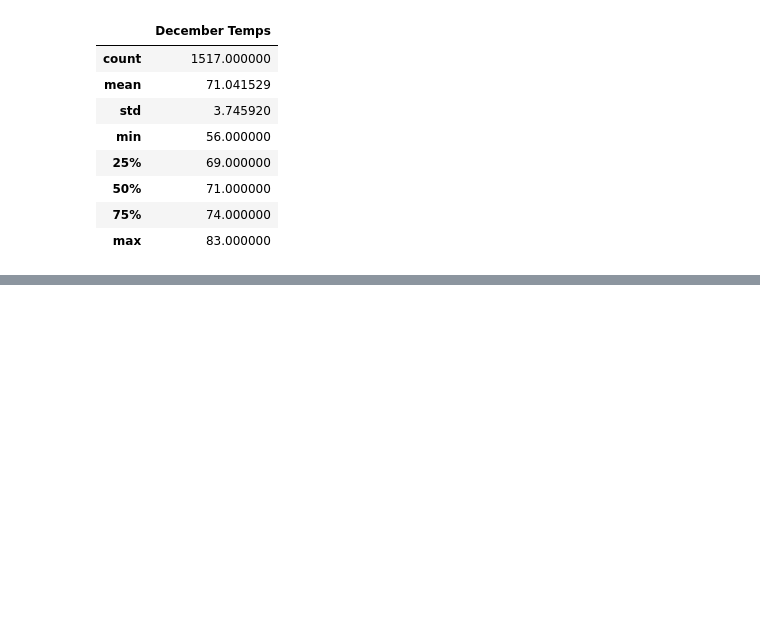
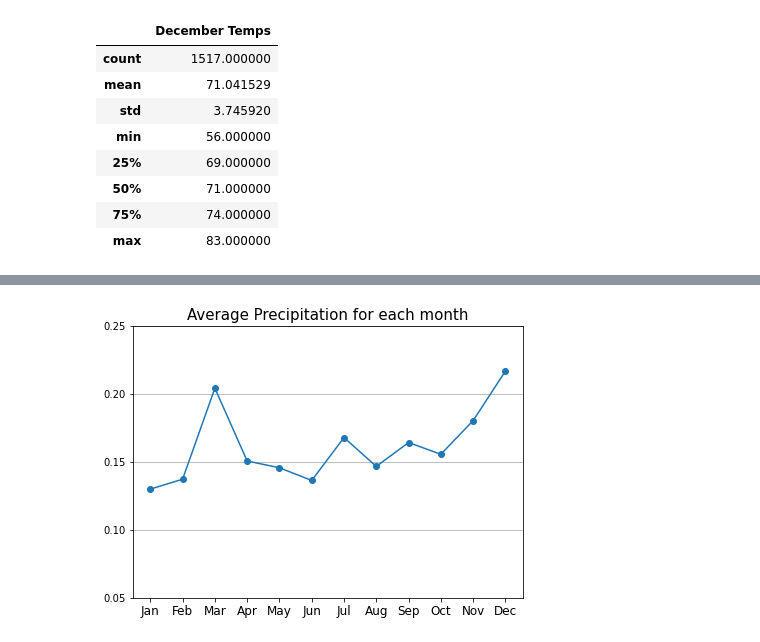
Before and after one commit to Takomochi/surfs_up, a Jupyter notebook: SurfsUp_Challenge.ipynb, the cells around one changed output, grey strips where cells are left out. Cells and saved outputs as stored; diff of their text form; code cells hidden in the pictures; blank space fills up the shorter version.

```diff
--- a/SurfsUp_Challenge.ipynb
+++ b/SurfsUp_Challenge.ipynb
@@ -75,0 +141,4 @@ temp_dec.describe()
+# %%
+prcp = session.query(Measurement.date, func.avg(Measurement.prcp)).group_by(extract('month',Measurement.date)).all()
+prcp = pd.DataFrame(prcp, columns=['Month','prcp'])
+prcp
@@ -75,0 +162,11 @@ temp_dec.describe()
+# %%
+months = ['Jan','Feb','Mar','Apr','May','Jun','Jul','Aug','Sep','Oct','Nov','Dec']
+plt.figure(figsize=(7,5))
+plt.plot(prcp['Month'], prcp['prcp'], marker='o')
+plt.xticks(np.arange(0,12,1),labels=months, fontsize=12)
+plt.yticks(np.arange(0.05, 0.30, 0.05))
+plt.grid(axis='y')
+plt.title("Average Precipitation for each month", fontsize=15)
+plt.show()
+# %% [output]
+[figure, added]
```
Also changed, not shown: parts of 11 cells of this notebook, 1 other file.
